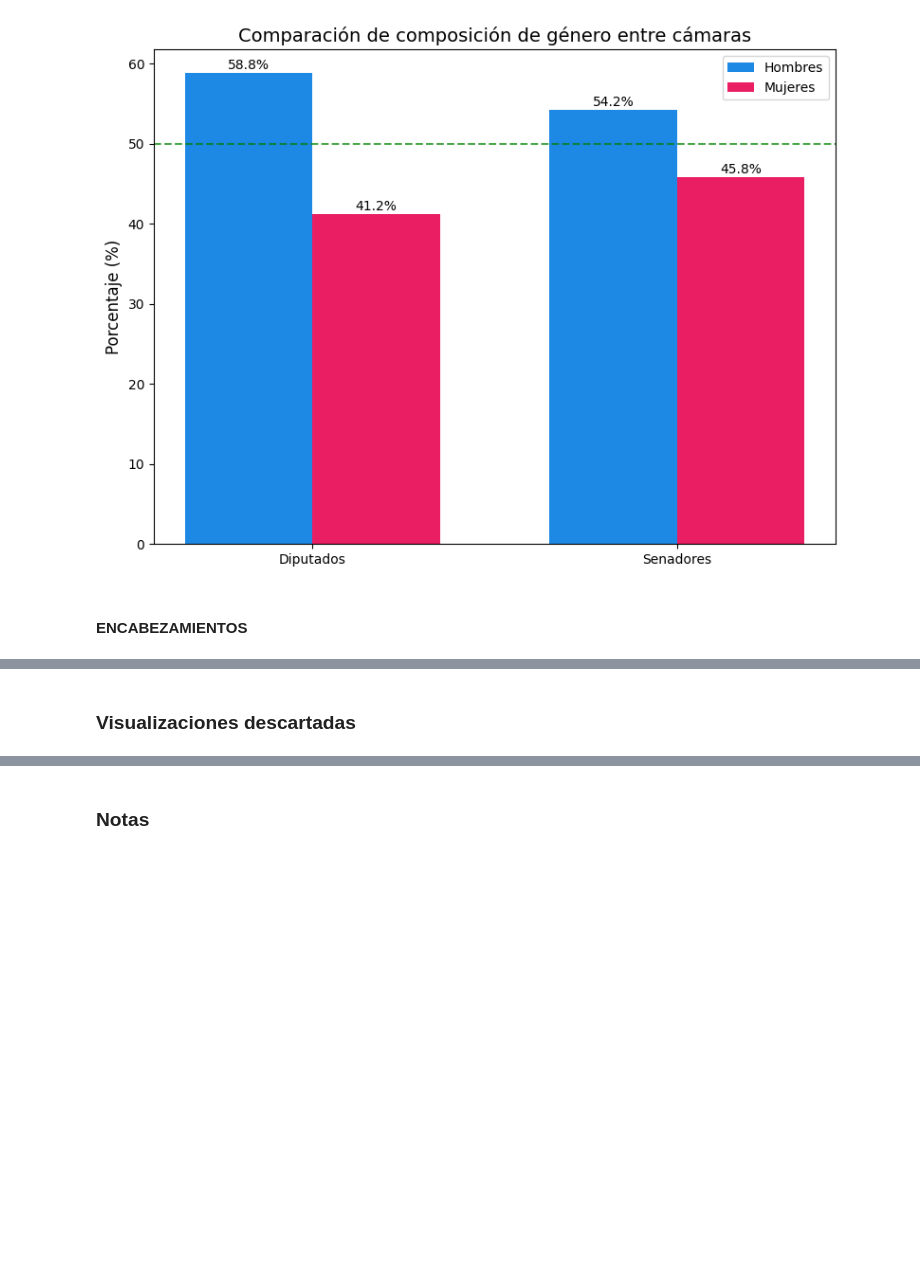
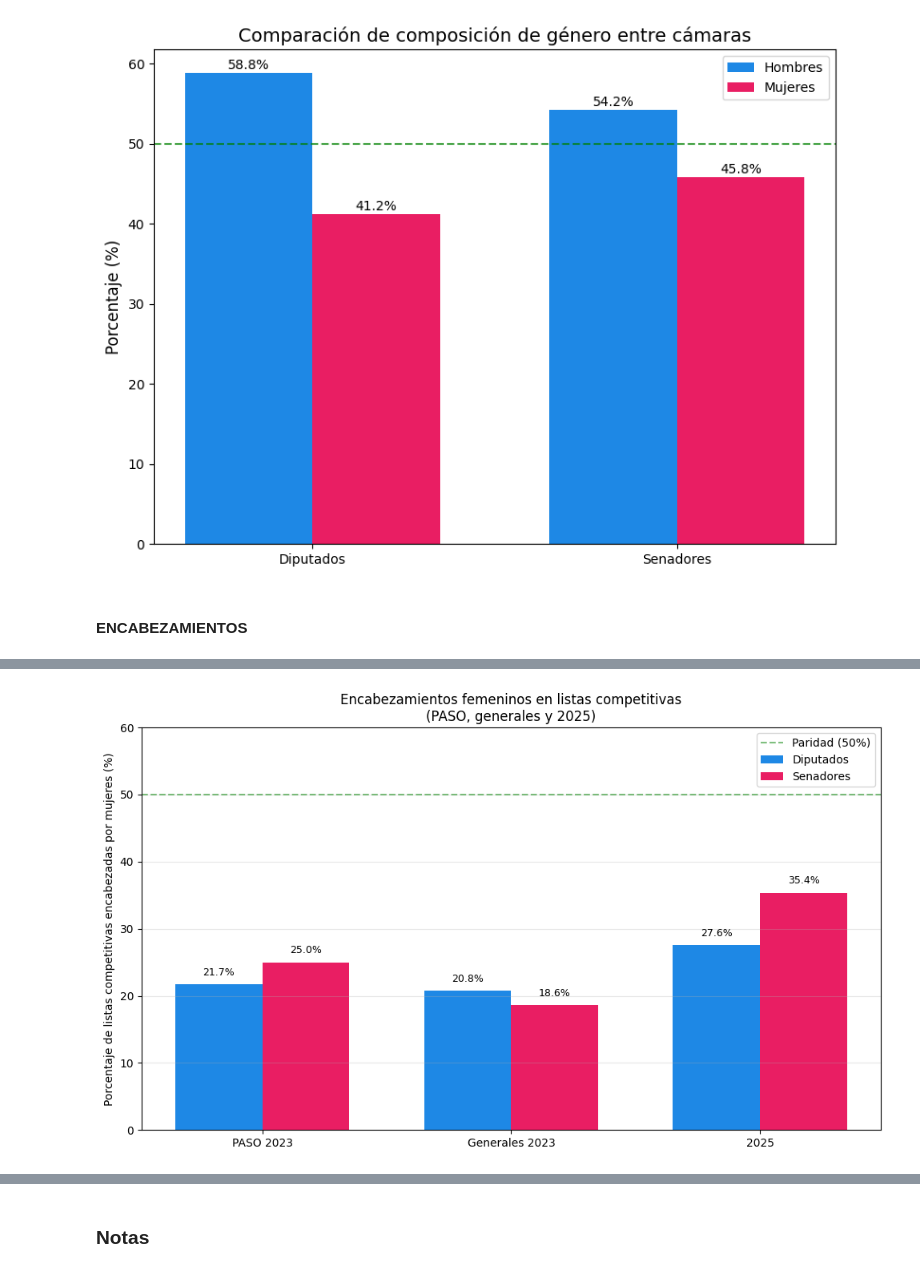
Before and after one commit to flordis/IT-Academy, a Jupyter notebook: proyecto/ITA_project_analysis.ipynb, the cells around one changed output, grey strips where cells are left out. Saved outputs shown, nothing was run; the diff lists cells and outputs as text; code cells hidden in the pictures; blank space fills up the shorter version.

Commit message:
tablas y análisis 3

```diff
--- a/proyecto/ITA_project_analysis.ipynb
+++ b/proyecto/ITA_project_analysis.ipynb
@@ -427,5 +401,76 @@ Generales 2023 Senadores   18.333333
 
 ============================================================
 NOTA: Los valores son promedios entre todas las jurisdicciones
-# %% [markdown]
-### **Visualizaciones descartadas**
+# %%
+# VISUALIZACIÓN: ENCABEZAMIENTOS FEMENINOS EN LISTAS COMPETITIVAS
+
+# 1. Preparar datos para 2023
+# PASO 2023 - listas competitivas
+promedio_paso_hcdn_comp = E_23_PASO[E_23_PASO['camara'] == 'HCDN']['% listas competitivas encabezadas por mujeres'].mean()
+promedio_paso_hsn_comp = E_23_PASO[E_23_PASO['camara'] == 'HSN']['% listas competitivas encabezadas por mujeres'].mean()
+
+# Generales 2023 - listas competitivas
+promedio_generales_hcdn_comp = E_23_generales[E_23_generales['camara'] == 'HCDN']['% listas competitivas encabezadas por mujeres'].mean()
+promedio_generales_hsn_comp = E_23_generales[E_23_generales['camara'] == 'HSN']['% listas competitivas encabezadas por mujeres'].mean()
+
+# 2. Preparar datos para 2025 (asumiendo que tienen la misma columna)
+promedio_2025_hcdn_comp = E_25_HCDN['% listas competitivas encabezadas por mujeres'].mean()
+promedio_2025_hsn_comp = E_25_HSN['% listas competitivas encabezadas por mujeres'].mean()
+
+# 3. Crear DataFrame para graficar
+datos_competitivas = {
+    'Elección': ['PASO 2023', 'PASO 2023', 'Generales 2023', 'Generales 2023', '2025', '2025'],
+    'Cámara': ['Diputados', 'Senadores', 'Diputados', 'Senadores', 'Diputados', 'Senadores'],
+    'Porcentaje': [
+        promedio_paso_hcdn_comp, promedio_paso_hsn_comp,
+        promedio_generales_hcdn_comp, promedio_generales_hsn_comp,
+        promedio_2025_hcdn_comp, promedio_2025_hsn_comp
+    ]
+}
+
+df_viz_competitivas = pd.DataFrame(datos_competitivas)
+
+# 4. Graficar
+fig, ax = plt.subplots(figsize=(10, 6))
+
+# Colores por cámara
+colores = {'Diputados': '#1E88E5', 'Senadores': '#E91E63'}
+
+# Posiciones
+x = np.arange(len(df_viz_competitivas['Elección'].unique()))
+width = 0.35
+offsets = {'Diputados': -width/2, 'Senadores': width/2}
+
+for camara in ['Diputados', 'Senadores']:
+    subset = df_viz_competitivas[df_viz_competitivas['Cámara'] == camara]
+    x_pos = np.arange(len(subset)) + offsets[camara]
+    ax.bar(x_pos, subset['Porcentaje'], width, label=camara, color=colores[camara])
+
+    # Añadir etiquetas
+    for i, (_, row) in enumerate(subset.iterrows()):
+        ax.text(x_pos[i], row['Porcentaje'] + 1, f"{row['Porcentaje']:.1f}%",
+                ha='center', va='bottom', fontsize=9)
+
+# Configuración
+ax.set_ylabel('Porcentaje de listas competitivas encabezadas por mujeres (%)')
+ax.set_title('Encabezamientos femeninos en listas competitivas\n(PASO, generales y 2025)')
+ax.set_xticks(np.arange(len(df_viz_competitivas['Elección'].unique())))
+ax.set_xticklabels(['PASO 2023', 'Generales 2023', '2025'])
+ax.set_ylim(0, 60)
+ax.axhline(50, color='green', linestyle='--', alpha=0.5, label='Paridad (50%)')
+ax.legend()
+ax.grid(axis='y', alpha=0.3)
+
+plt.tight_layout()
+plt.show()
+
+# 5. Tabla resumen
+print("\n" + "="*60)
+print("RESUMEN ENCABEZAMIENTOS FEMENINOS EN LISTAS COMPETITIVAS")
+print("="*60)
+print(df_viz_competitivas.to_string(index=False))
+print("\n" + "="*60)
+print("NOTA: Los valores son promedios entre todas las jurisdicciones")
+print("      'Listas competitivas' = listas que superaron el piso electoral")
+# %% [output]
+[figure, added]
```
Also changed, not shown: parts of 14 cells of this notebook, 1 other file.
